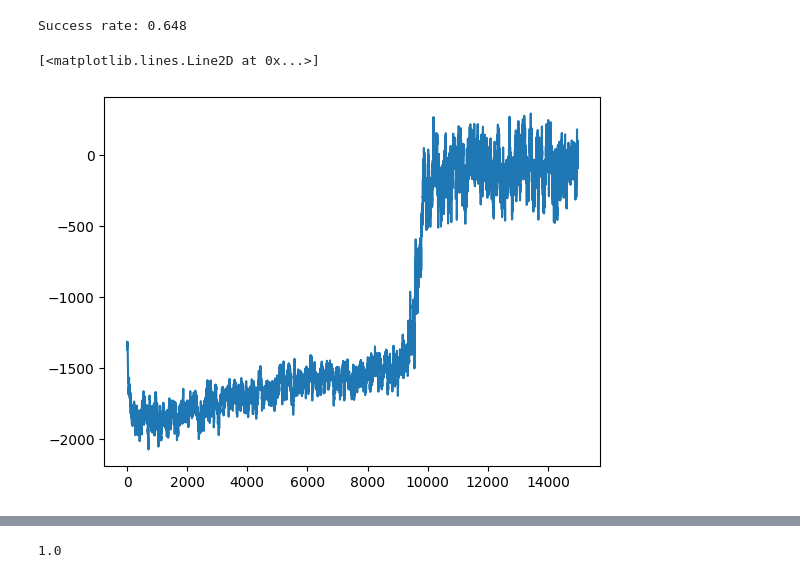
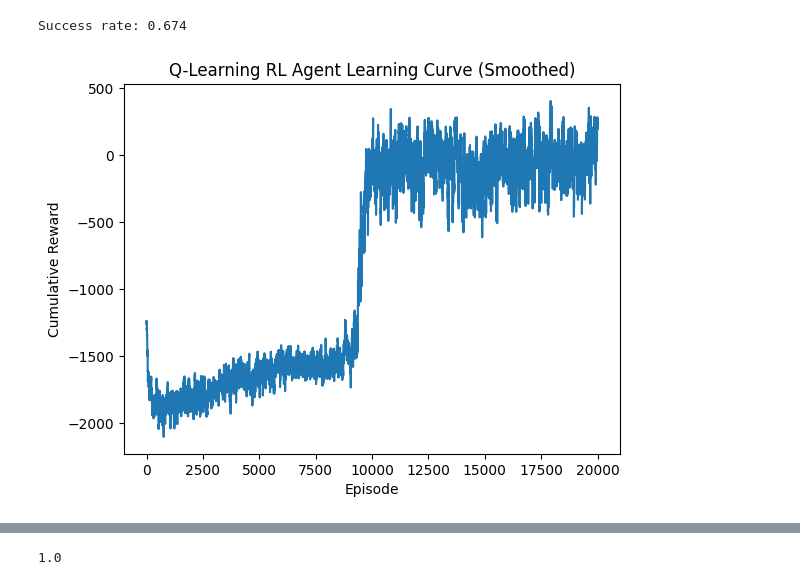
Before and after one commit to Ardacandra/ai6101_rl_agent, a Jupyter notebook: sandbox.ipynb, the cells around one changed output, grey strips where cells are left out. Drawn from its saved outputs; the diff is of its cells as text; code cells hidden in the pictures.

```diff
--- a/sandbox.ipynb
+++ b/sandbox.ipynb
@@ -47,30 +56,33 @@ plt.plot(rewards)
 # %%
 #train custom model
 env = CliffBoxGridWorld()
-n_episode = int(15000)
+n_episode = int(20000)
 agent = RLAgent(env, num_episodes=n_episode)
-rewards = agent.learn()
+rewards, cliff_fall_frac = agent.learn()
 
 #save model
-joblib.dump(agent, f'output/rl_agent_n_episode_{n_episode}.pkl')
+joblib.dump(agent, f"{output_dir}/rl_agent_n_episode_{n_episode}.pkl")
 
 # Calculate success rate
 final_rewards = np.array(rewards[-2000:])
 success_rate = np.sum(final_rewards > 0) / len(final_rewards)
 print(f"Success rate: {success_rate}")
 
 # Smooth plot
 weight=0.95
 last = rewards[0]
 smoothed = []
 for v in rewards:
     smoothed_val = last * weight + (1 - weight) * v
     smoothed.append(smoothed_val)
     last = smoothed_val
 
 # Plot the learning curve
 plt.plot(smoothed)
+plt.xlabel('Episode')
+plt.ylabel('Cumulative Reward')
+plt.title('Q-Learning RL Agent Learning Curve (Smoothed)')
+plt.savefig(f'{output_dir}/learning_curve.png')
 # %% [output]
-Success rate: 0.648
+Success rate: 0.674
-[<matplotlib.lines.Line2D at 0x...>]
-[figure, old version]
+[figure, new version]
```
Also changed, not shown: parts of 9 cells of this notebook, 1 other file.
